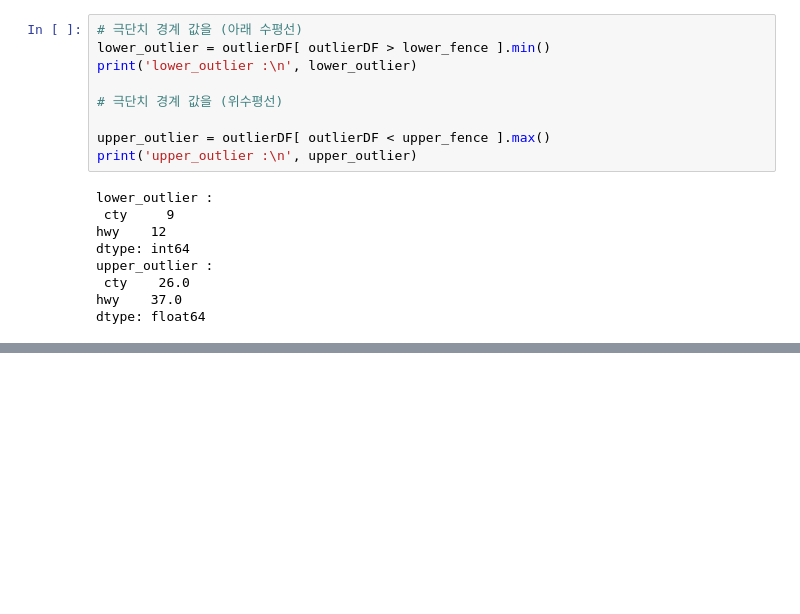
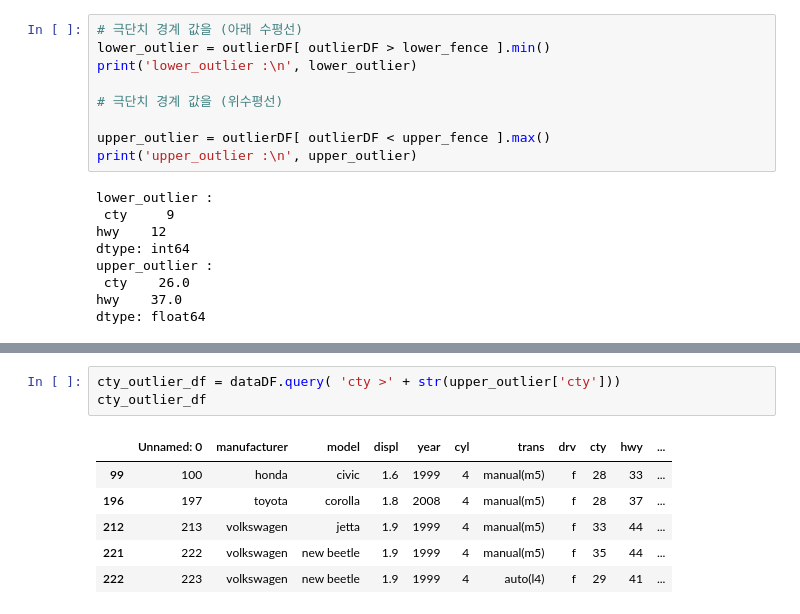
Before and after one commit to Supreme-YS/data_analysis, a Jupyter notebook: visualization[02].ipynb, the cells around one changed output, grey strips where cells are left out. Saved outputs shown, nothing was run; the diff lists cells and outputs as text; blank space fills up the shorter version.

```diff
--- a/visualization[02].ipynb
+++ b/visualization[02].ipynb
@@ -528,0 +538,10 @@ dtype: float64
+# %%
+cty_outlier_df = dataDF.query( 'cty >' + str(upper_outlier['cty']))
+cty_outlier_df
+# %% [output]
+|  | Unnamed: 0 | manufacturer | model | displ | year | cyl | trans | drv | cty | hwy | ... |
+| 99 | 100 | honda | civic | 1.6 | 1999 | 4 | manual(m5) | f | 28 | 33 | ... |
+| 196 | 197 | toyota | corolla | 1.8 | 2008 | 4 | manual(m5) | f | 28 | 37 | ... |
+| 212 | 213 | volkswagen | jetta | 1.9 | 1999 | 4 | manual(m5) | f | 33 | 44 | ... |
+| 221 | 222 | volkswagen | new beetle | 1.9 | 1999 | 4 | manual(m5) | f | 35 | 44 | ... |
+| 222 | 223 | volkswagen | new beetle | 1.9 | 1999 | 4 | auto(l4) | f | 29 | 41 | ... |
```
Also changed, not shown: parts of 1 cell of this notebook.
